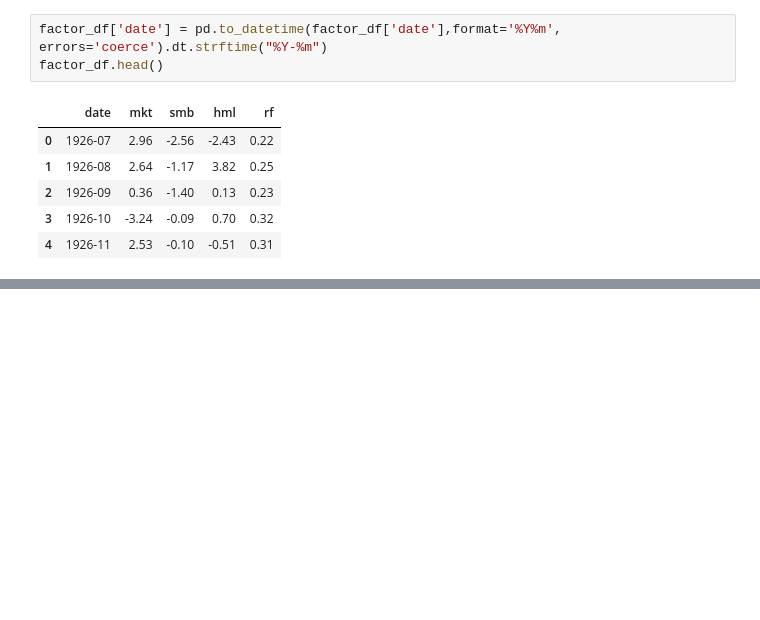
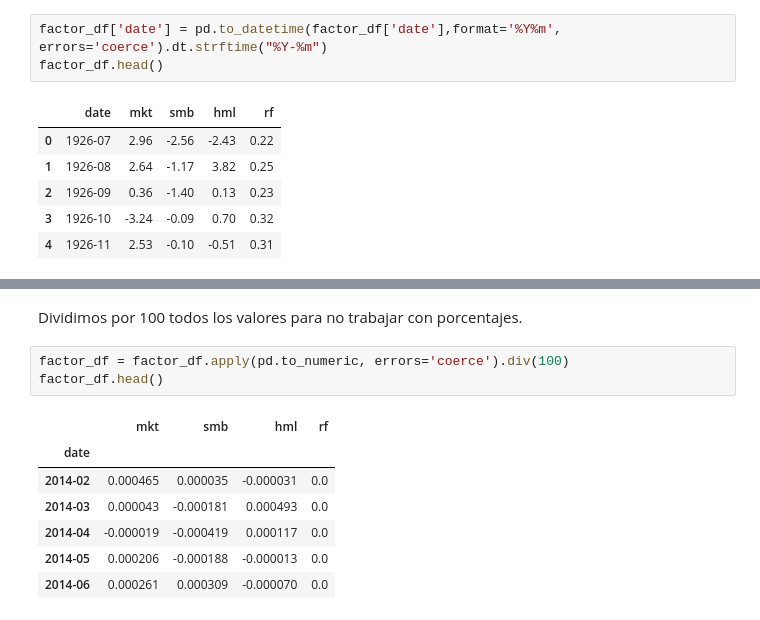
Before and after one commit to alfonso-santos/Python-aplicado-gestion-carteras, a Jupyter notebook: Tema_2/source/2.5. Modelo de mercado.ipynb, the cells around one changed output, grey strips where cells are left out. Cells and saved outputs as stored; diff of their text form; blank space fills up the shorter version.

```diff
--- a/Tema_2/source/2.5. Modelo de mercado.ipynb
+++ b/Tema_2/source/2.5. Modelo de mercado.ipynb
@@ -249,0 +267,13 @@ factor_df.head()
+# %% [markdown]
+Dividimos por 100 todos los valores para no trabajar con porcentajes.
+# %%
+factor_df = factor_df.apply(pd.to_numeric, errors='coerce').div(100)
+factor_df.head()
+# %% [output]
+|  | mkt | smb | hml | rf |
+| date |  |  |  |  |
+| 2014-02 | 0.000465 | 0.000035 | -0.000031 | 0.0 |
+| 2014-03 | 0.000043 | -0.000181 | 0.000493 | 0.0 |
+| 2014-04 | -0.000019 | -0.000419 | 0.000117 | 0.0 |
+| 2014-05 | 0.000206 | -0.000188 | -0.000013 | 0.0 |
+| 2014-06 | 0.000261 | 0.000309 | -0.000070 | 0.0 |
```
Also changed, not shown: parts of 16 cells of this notebook.
